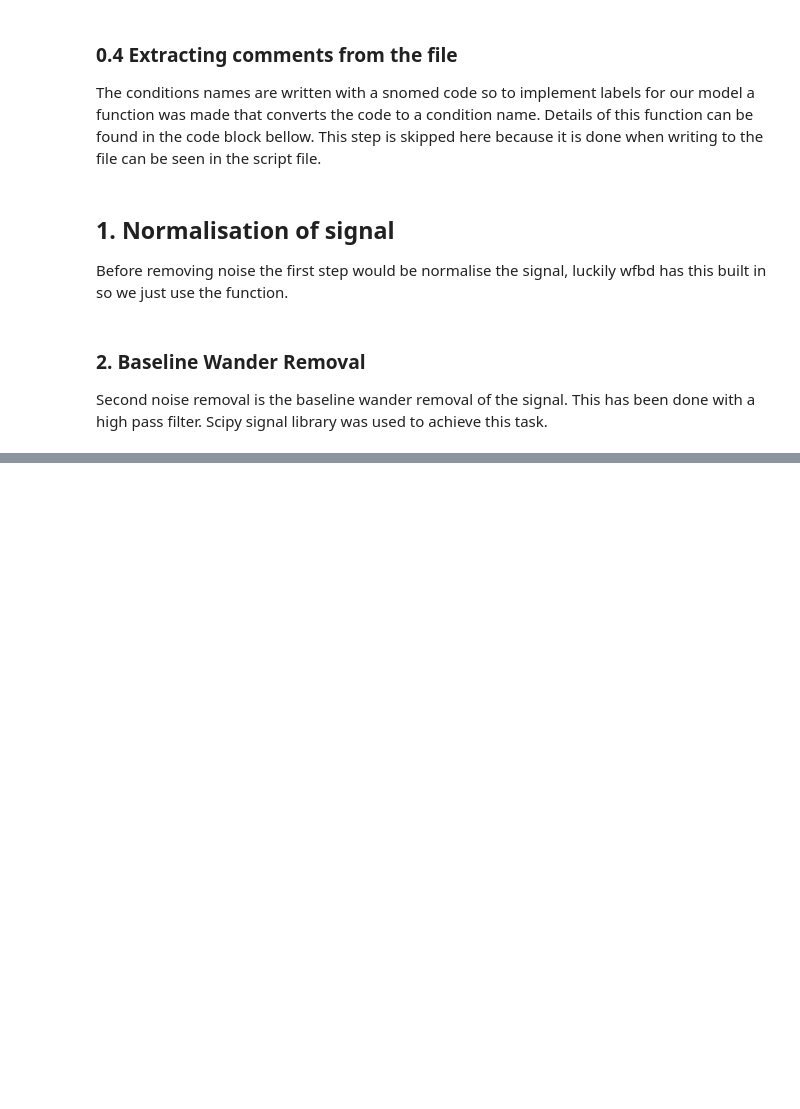
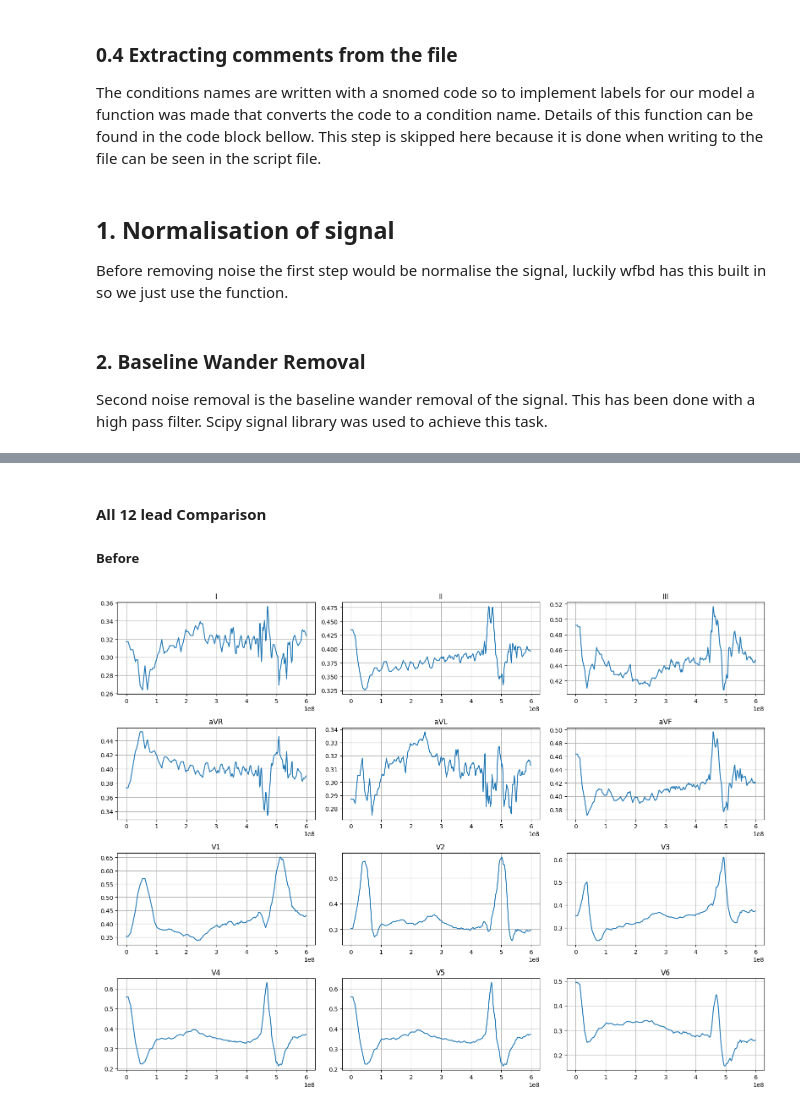
Before and after one commit to spb-59/DMD-project, a Jupyter notebook: docs/Processing.ipynb, the cells around one changed output, grey strips where cells are left out. Cells and saved outputs as stored; diff of their text form; code cells hidden in the pictures; blank space fills up the shorter version.

```diff
--- a/docs/Processing.ipynb
+++ b/docs/Processing.ipynb
@@ -108,0 +230,9 @@ filtered=removeBaselineWander(recordDf.copy(),fs)
+# %% [markdown]
+#### All 12 lead Comparison
+
+
+##### Before
+# %%
+plotLeads(recordDf[:4000],big=True)
+# %% [output]
+[figure, added]
```
Also changed, not shown: parts of 12 cells of this notebook, 1 other file.
